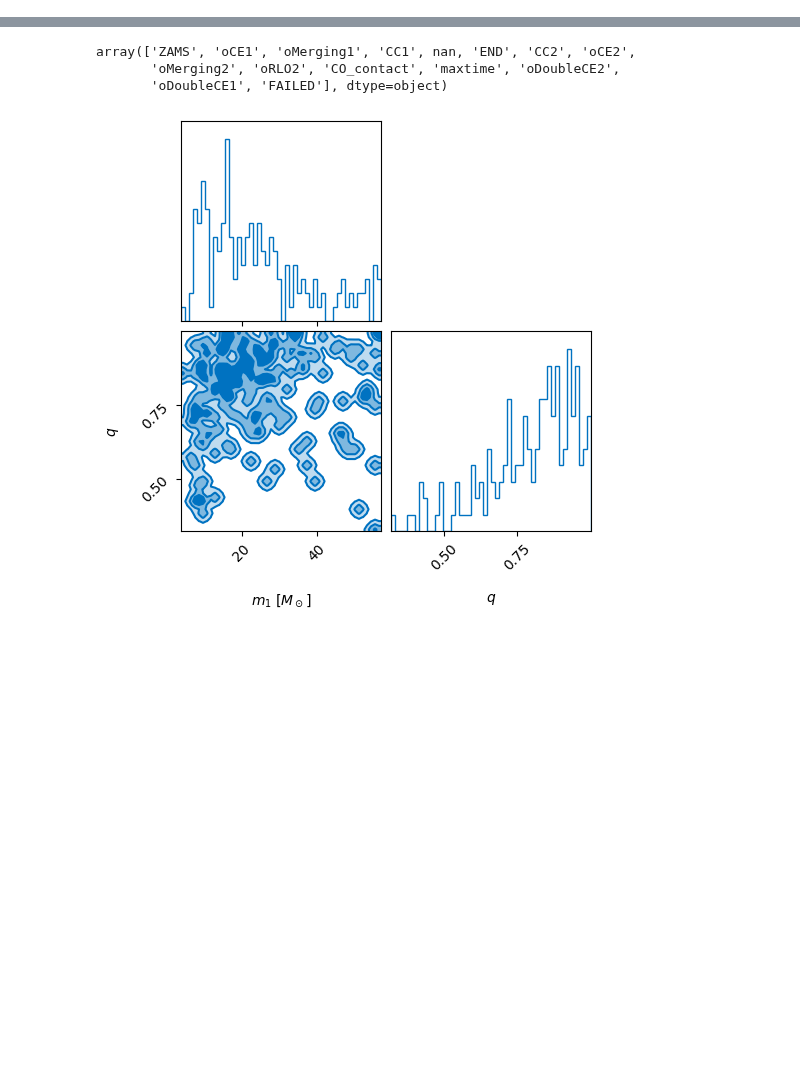
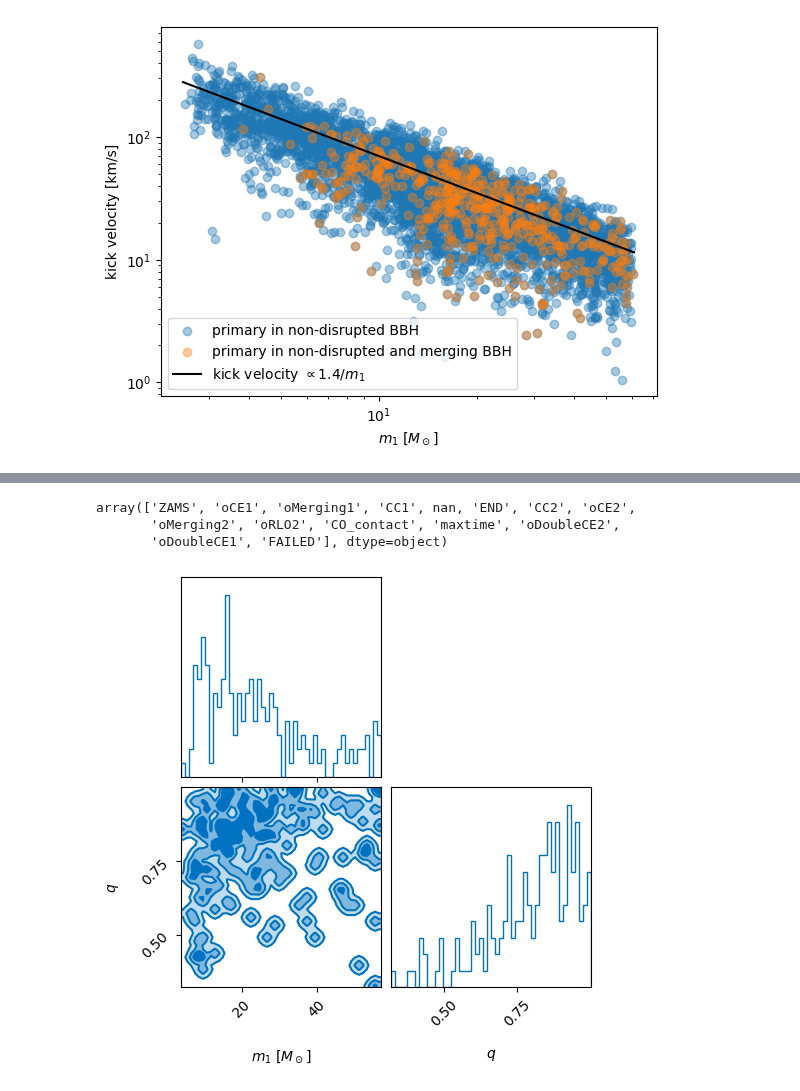
Before and after one commit to noahewolfe/tilts-and-kicks, a Jupyter notebook: code/05-inspect-posydon.ipynb, the cells around one changed output, grey strips where cells are left out. Cells and saved outputs as stored; diff of their text form; code cells hidden in the pictures; blank space fills up the shorter version.

```diff
--- a/code/05-inspect-posydon.ipynb
+++ b/code/05-inspect-posydon.ipynb
@@ -32,0 +76,2 @@ array(['ERR', 'RLO1', 'RLO2', 'contact', 'detached', 'disrupted',
+# %%
+primary_mass = ms_sorted[:, 0]
@@ -32,0 +111,31 @@ array(['ERR', 'RLO1', 'RLO2', 'contact', 'detached', 'disrupted',
+# %%
+fig, ax = plt.subplots()
+ax.scatter(
+    primary_mass[mask_bbh],
+    kick_velocities[mask_bbh][:, 0],
+    alpha=0.4,
+    label='primary in non-disrupted BBH'
+)
+ax.scatter(
+    primary_mass[mask_merge],
+    kick_velocities[mask_merge][:, 0],
+    alpha=0.4,
+    label='primary in non-disrupted and merging BBH'
+)
+
+xs = np.linspace(2.5, 61)
+ax.plot(
+    xs,
+    1.4 / xs * 500,
+    zorder=10,
+    color='black',
+    label=r'kick velocity $\propto 1.4 / m_1$'
+)
+ax.loglog()
+
+ax.set_xlabel(r'$m_1$ [$M_\odot$]')
+ax.set_ylabel(r'kick velocity [km/s]')
+
+ax.legend();
+# %% [output]
+[figure, added]
```
Also changed, not shown: parts of 41 cells of this notebook.
